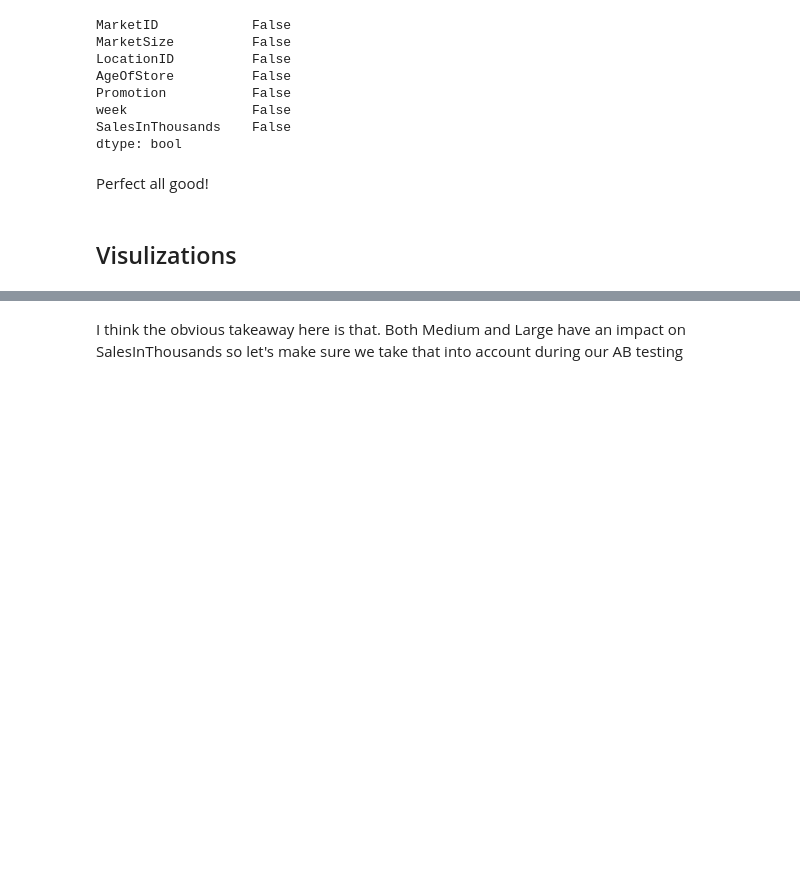
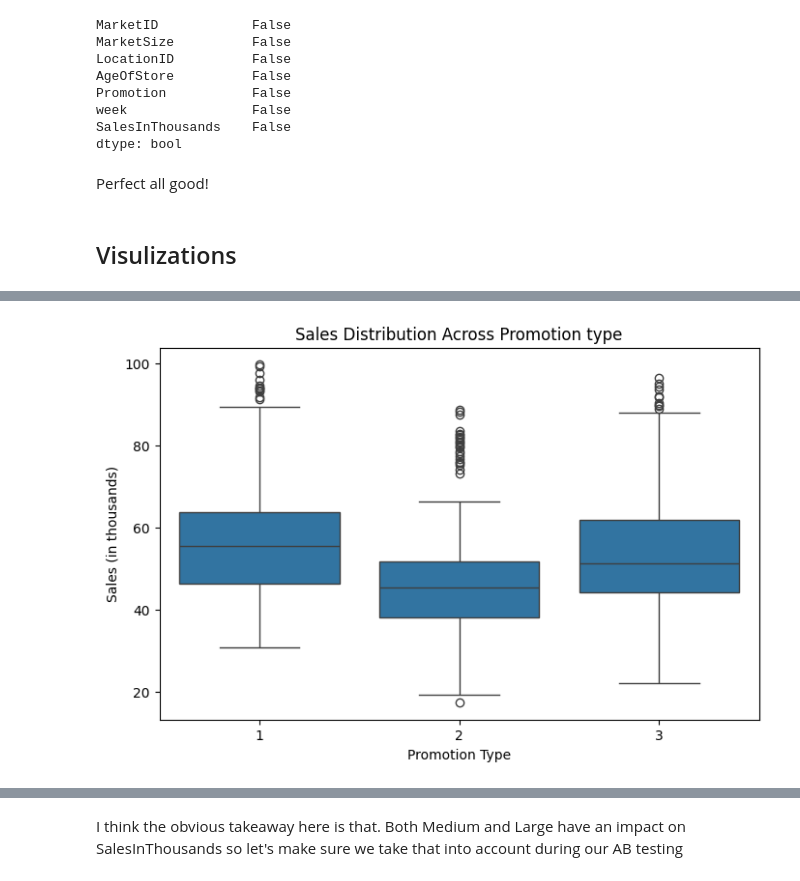
Before and after one commit to jacobrak/AB-testing-Marketing, a Jupyter notebook: AB testing.ipynb, the cells around one changed output, grey strips where cells are left out. Cells and saved outputs as stored; diff of their text form; code cells hidden in the pictures; blank space fills up the shorter version.

```diff
--- a/AB testing.ipynb
+++ b/AB testing.ipynb
@@ -59,3 +59,15 @@ plt.show()
+# %%
+plt.figure(figsize=(8, 5))
+sns.boxplot(x="Promotion", y="SalesInThousands", data=data)
+
+# Customize Plot
+plt.title("Sales Distribution Across Promotion type")
+plt.xlabel("Promotion Type")
+plt.ylabel("Sales (in thousands)")
+
+plt.show()
+# %% [output]
+[figure, added]
 # %%
 data["Dummy medium"] = (data["MarketSize"] == "Medium").astype(int)
 data["Dummy large"] = (data["MarketSize"] == "Large").astype(int)
```
Also changed, not shown: parts of 14 cells of this notebook.
